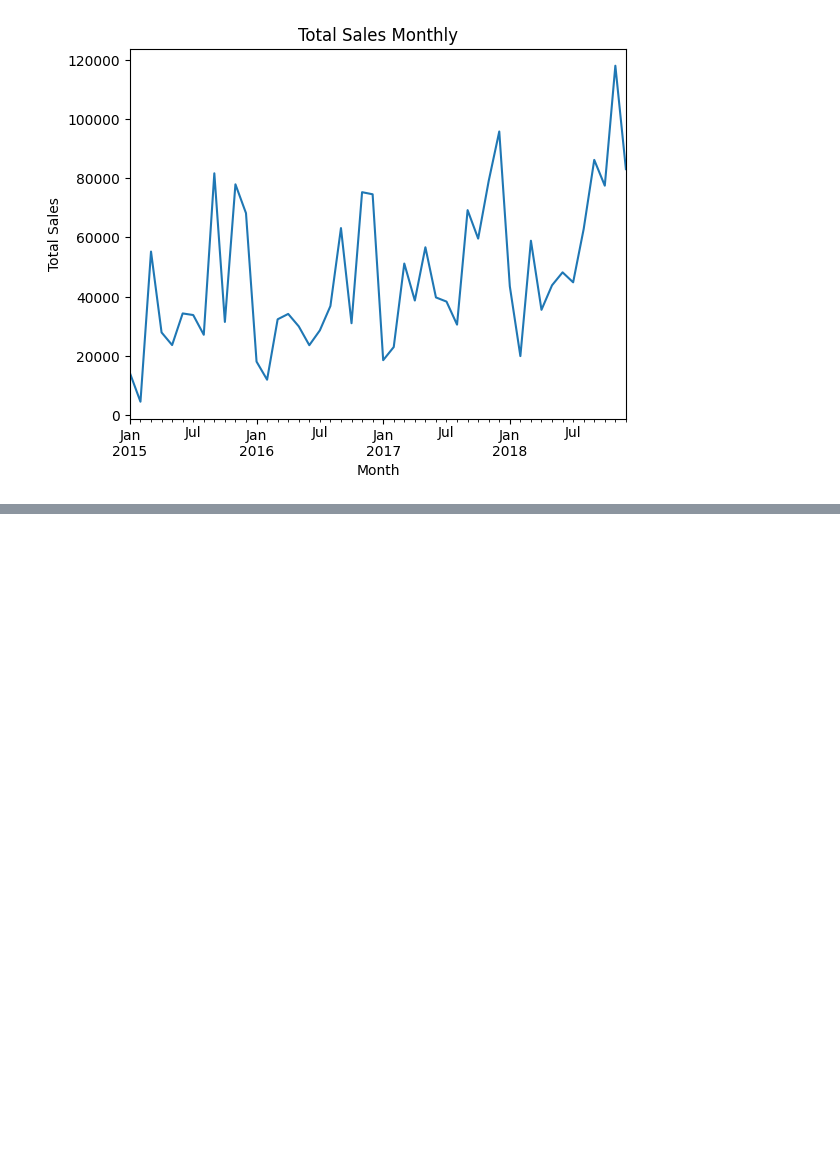
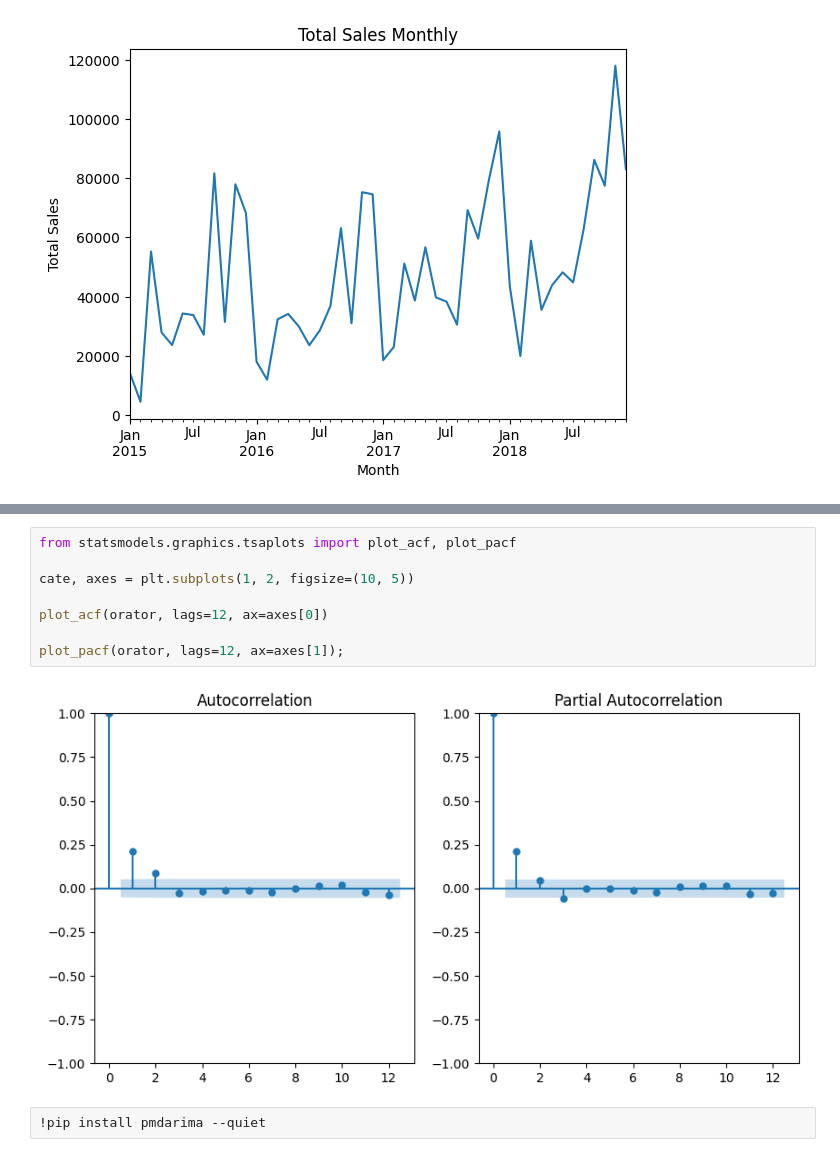
Before and after one commit to PEDROPERDO/Juliari, a Jupyter notebook: Lab 03.ipynb, the cells around one changed output, grey strips where cells are left out. Drawn from its saved outputs; the diff is of its cells as text; blank space fills up the shorter version.

```diff
--- a/Lab 03.ipynb
+++ b/Lab 03.ipynb
@@ -156,0 +157,12 @@ result_p
+# %%
+from statsmodels.graphics.tsaplots import plot_acf, plot_pacf
+
+cate, axes = plt.subplots(1, 2, figsize=(10, 5))
+
+plot_acf(orator, lags=12, ax=axes[0])
+
+plot_pacf(orator, lags=12, ax=axes[1]);
+# %% [output]
+[figure, added]
+# %%
+!pip install pmdarima --quiet
```
Also changed, not shown: parts of 3 cells of this notebook.
